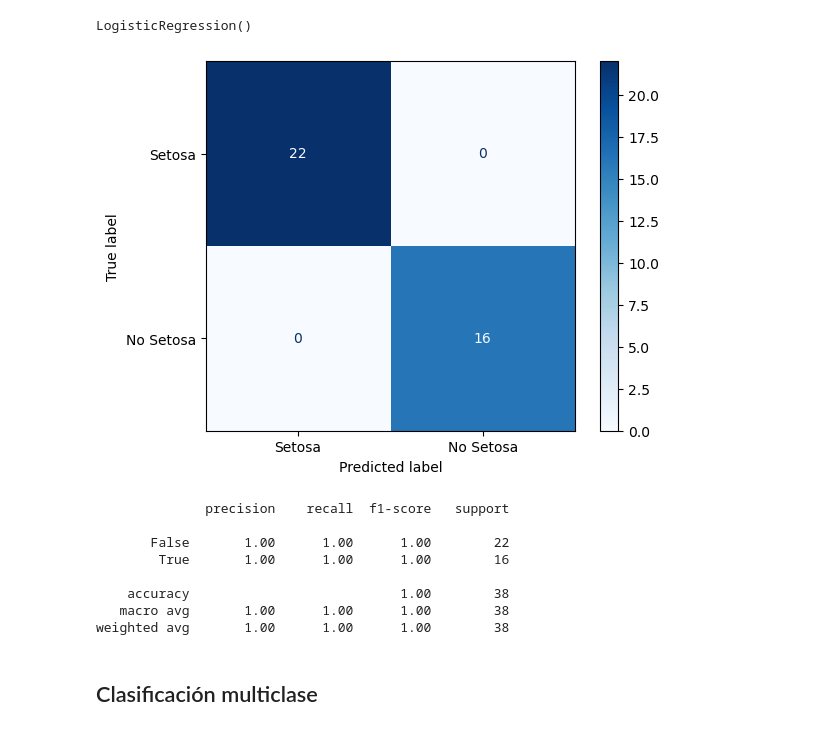
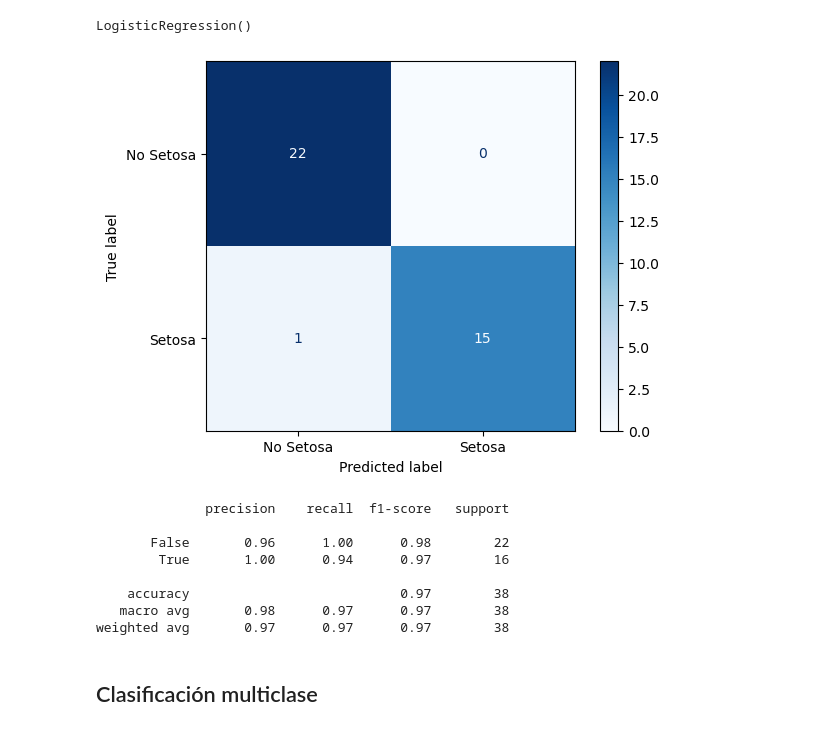
Before and after one commit to contreras-juan/UPTC_Diplomado_Ciencia_de_Datos, a Jupyter notebook: metodos_supervisados/Regresión_Logística.ipynb, the cells around one changed output. Cells and saved outputs as stored; diff of their text form; code cells hidden in the pictures.

```diff
--- a/metodos_supervisados/Regresión_Logística.ipynb
+++ b/metodos_supervisados/Regresión_Logística.ipynb
@@ -234,7 +234,7 @@ _ = ax.legend(
 from sklearn.linear_model import LogisticRegression
 from sklearn.model_selection import train_test_split
 # %%
-X = iris.data[['petal width (cm)', 'sepal length (cm)']].values
+X = iris.data[['sepal width (cm)', 'sepal length (cm)']].values
 y = iris.target_names[iris.target] == 'setosa'
 # %%
 X_train, X_test, y_train, y_test = train_test_split(X, y, random_state=2)
@@ -250,24 +250,24 @@ from sklearn.metrics import classification_report, ConfusionMatrixDisplay
 # %%
 disp = ConfusionMatrixDisplay.from_estimator(
     log_reg,
     X_test,
     y_test,
-    display_labels=['Setosa', 'No Setosa'],
+    display_labels=['No Setosa', 'Setosa'],
     cmap=plt.cm.Blues,
 )
 # %% [output]
-[figure, old version]
+[figure, new version]
 # %%
 print(classification_report(y_test, y_pred))
 # %% [output]
               precision    recall  f1-score   support
 
-       False       1.00      1.00      1.00        22
-        True       1.00      1.00      1.00        16
+       False       0.96      1.00      0.98        22
+        True       1.00      0.94      0.97        16
 
-    accuracy                           1.00        38
-   macro avg       1.00      1.00      1.00        38
-weighted avg       1.00      1.00      1.00        38
+    accuracy                           0.97        38
+   macro avg       0.98      0.97      0.97        38
+weighted avg       0.97      0.97      0.97        38
 # %% [markdown]
 <h2> Clasificación multiclase </h2>
 # %% [markdown]
```
Also changed, not shown: parts of 1 cell of this notebook.
